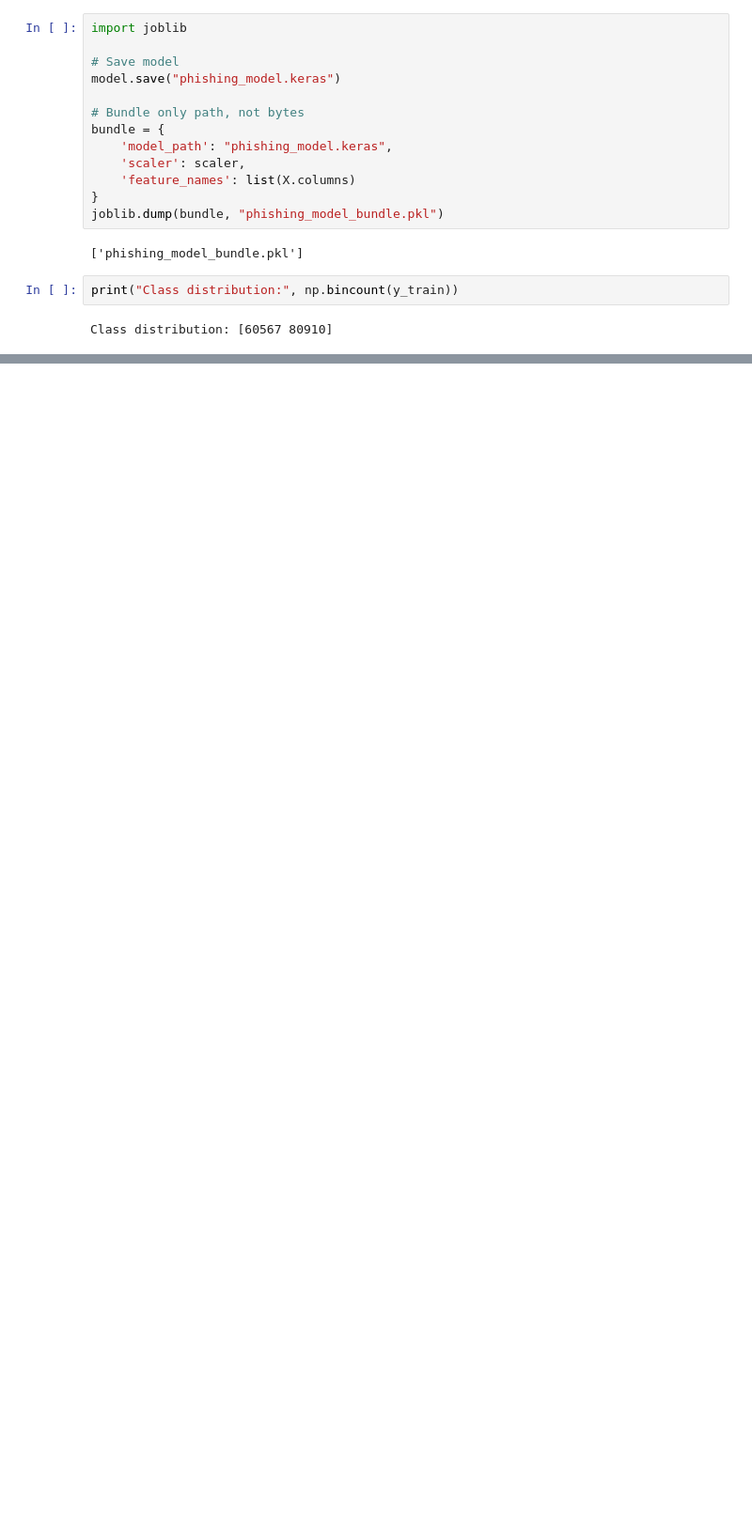
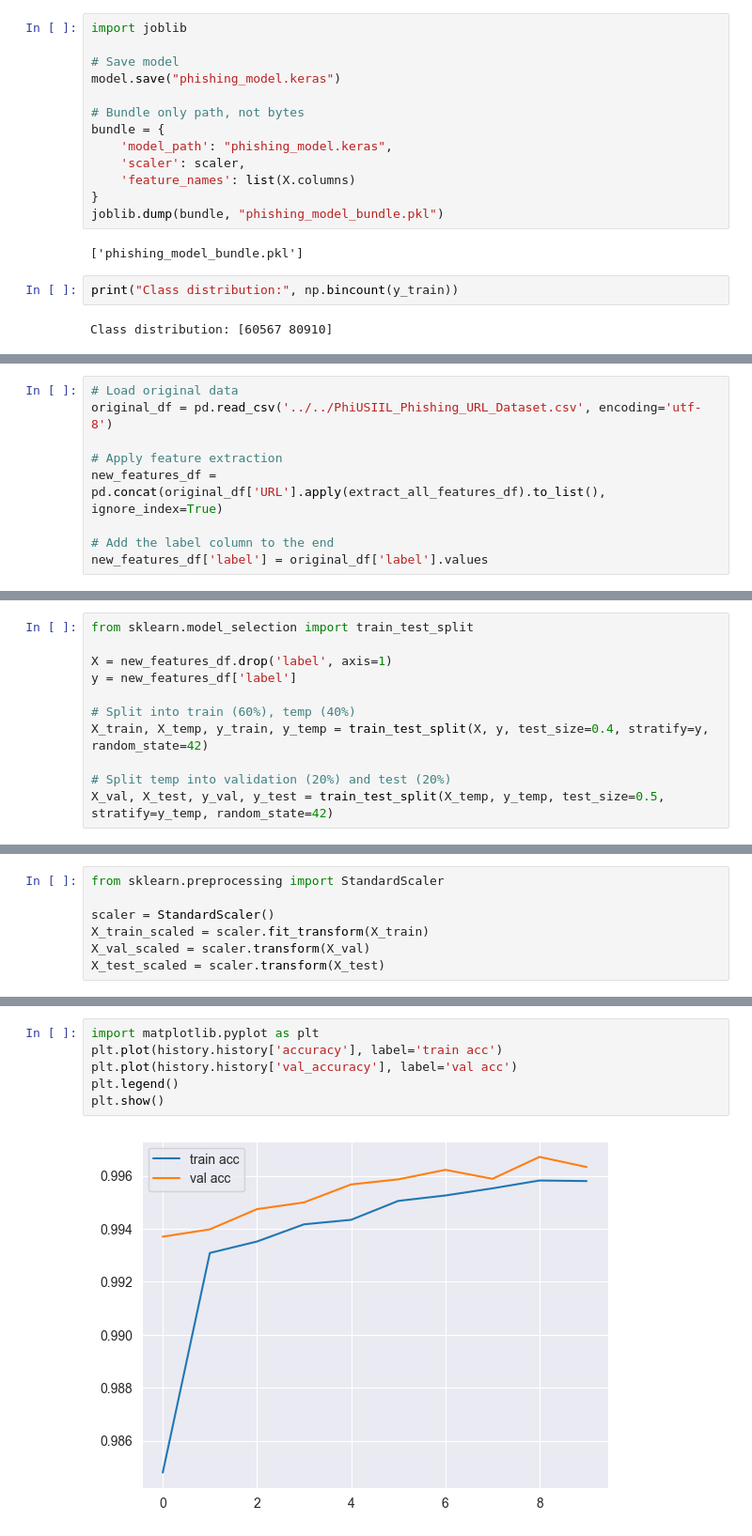
Before and after one commit to tarek-ibr/PhishGuard, a Jupyter notebook: backend/Model.ipynb, the cells around one changed output, grey strips where cells are left out. Shown at 94% size. Cells and saved outputs as stored; diff of their text form; blank space fills up the shorter version.

```diff
--- a/backend/Model.ipynb
+++ b/backend/Model.ipynb
@@ -917,0 +850,9 @@ Predicted class: 1
+# %%
+# Load original data
+original_df = pd.read_csv('../../PhiUSIIL_Phishing_URL_Dataset.csv', encoding='utf-8')
+
+# Apply feature extraction
+new_features_df = pd.concat(original_df['URL'].apply(extract_all_features_df).to_list(), ignore_index=True)
+
+# Add the label column to the end
+new_features_df['label'] = original_df['label'].values
@@ -917,0 +911,11 @@ Predicted class: 1
+# %%
+from sklearn.model_selection import train_test_split
+
+X = new_features_df.drop('label', axis=1)
+y = new_features_df['label']
+
+# Split into train (60%), temp (40%)
+X_train, X_temp, y_train, y_temp = train_test_split(X, y, test_size=0.4, stratify=y, random_state=42)
+
+# Split temp into validation (20%) and test (20%)
+X_val, X_test, y_val, y_test = train_test_split(X_temp, y_temp, test_size=0.5, stratify=y_temp, random_state=42)
@@ -917,0 +924,7 @@ Predicted class: 1
+# %%
+from sklearn.preprocessing import StandardScaler
+
+scaler = StandardScaler()
+X_train_scaled = scaler.fit_transform(X_train)
+X_val_scaled = scaler.transform(X_val)
+X_test_scaled = scaler.transform(X_test)
@@ -917,0 +1062,8 @@ Predicted class: 1
+# %%
+import matplotlib.pyplot as plt
+plt.plot(history.history['accuracy'], label='train acc')
+plt.plot(history.history['val_accuracy'], label='val acc')
+plt.legend()
+plt.show()
+# %% [output]
+[figure, added]
```
Also changed, not shown: parts of 24 cells of this notebook, 4 other files.
